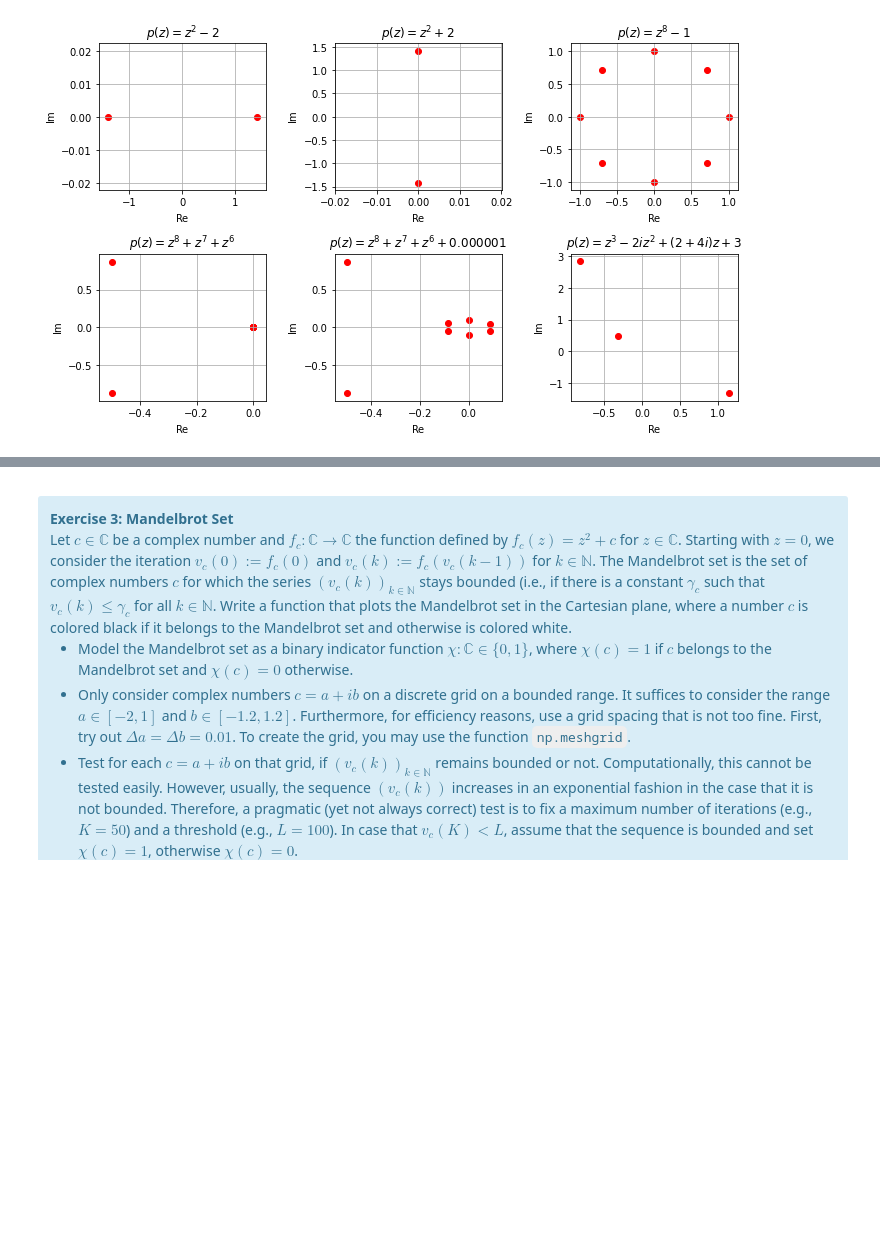
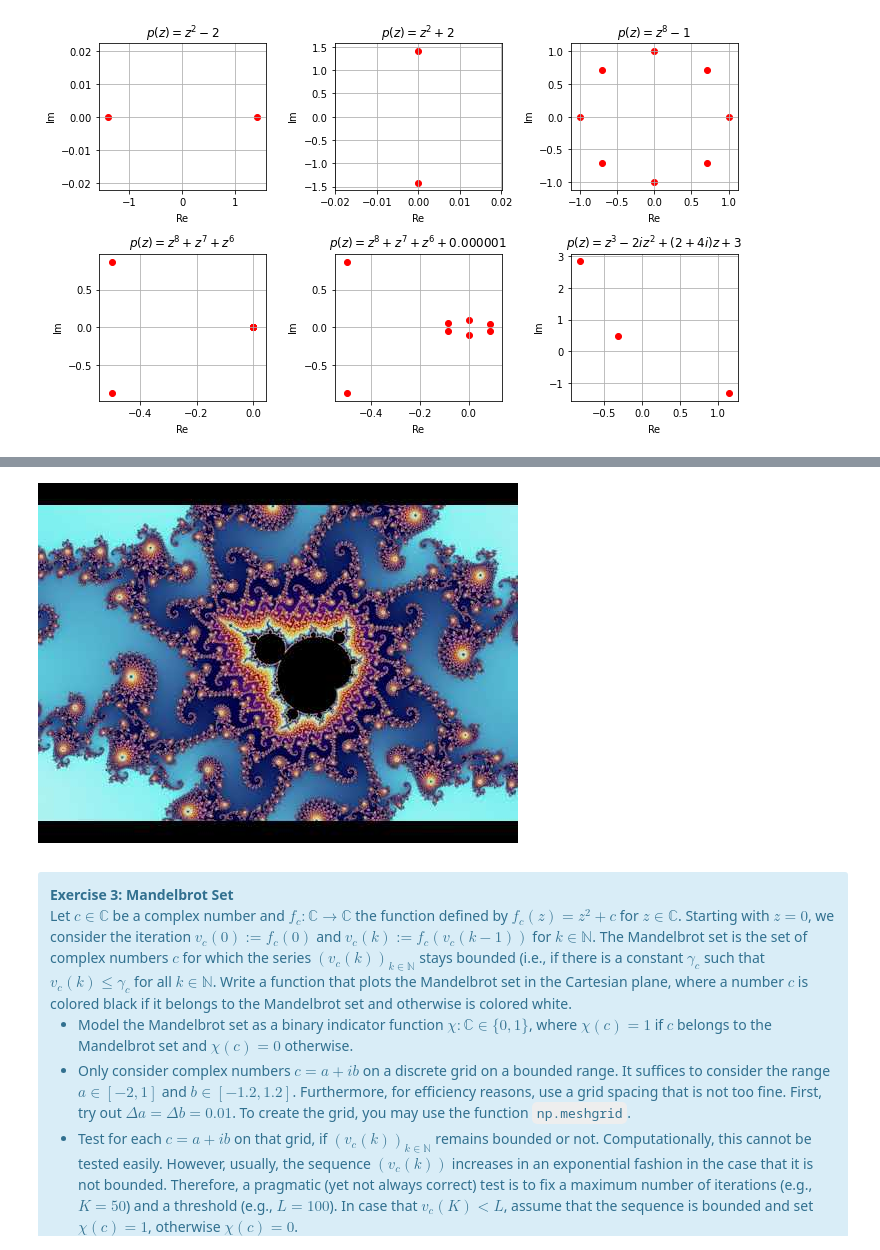
Before and after one commit to meinardmueller/PCP, a Jupyter notebook: PCP_complex.ipynb, the cells around one changed output, grey strips where cells are left out. Cells and saved outputs as stored; diff of their text form; code cells hidden in the pictures; blank space fills up the shorter version.

```diff
--- a/PCP_complex.ipynb
+++ b/PCP_complex.ipynb
@@ -339,3 +354,8 @@ libpcp.complex.exercise_polynomial(show_result=show_result)
+# %%
+import IPython.display as ipd
+ipd.display(ipd.YouTubeVideo('b005iHf8Z3g', width=600, height=450))
+# %% [output]
+[figure, added]
 # %% [markdown]
 <a id='exercise_mandelbrot'></a>
 <div class="alert alert-block alert-info">
```
Also changed, not shown: parts of 5 cells of this notebook, 2 other files.
